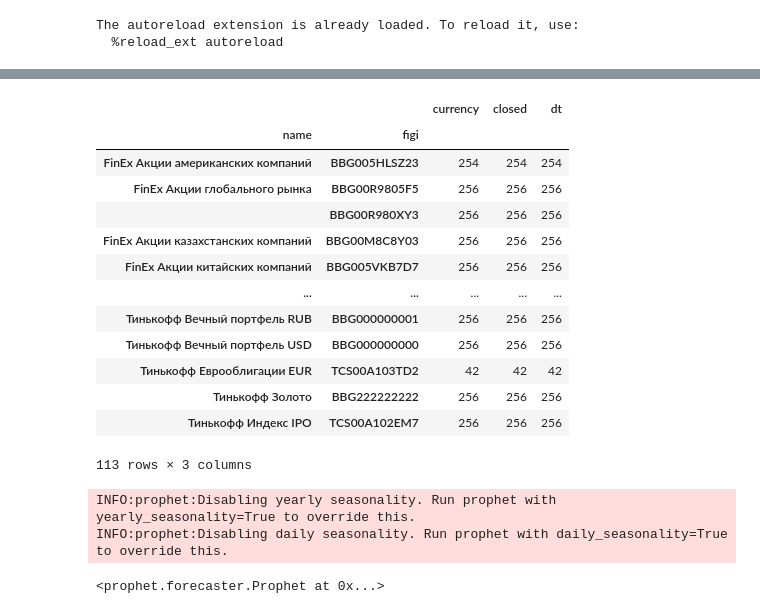
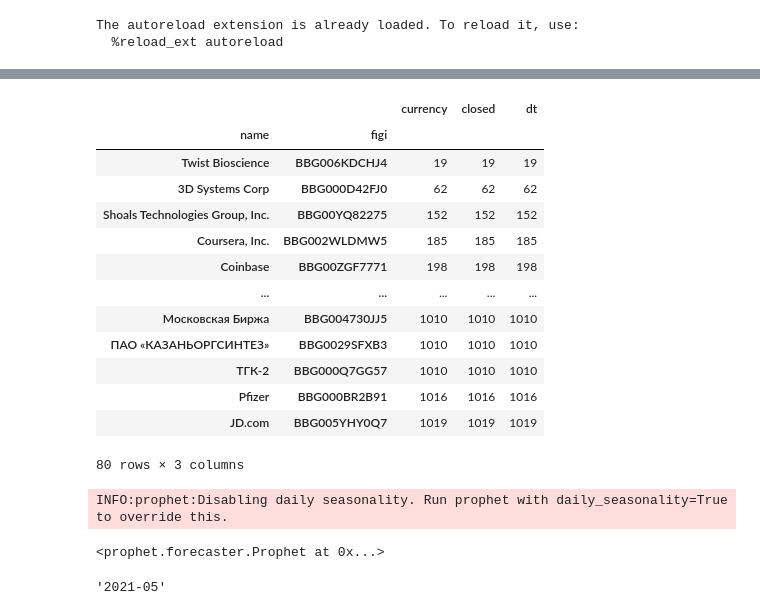
Before and after one commit to iptkachev/tinkoff_invest, a Jupyter notebook: notebooks/machine learning.ipynb, the cells around one changed output, grey strips where cells are left out. Cells and saved outputs as stored; diff of their text form; code cells hidden in the pictures.

Commit message:
change time scheduler, split funcs of calculating stats, add forecasting with prophet, add possibility to download candles for more than year, increase limits for using tinkoff api and telegram bot

```diff
--- a/notebooks/machine learning.ipynb
+++ b/notebooks/machine learning.ipynb
@@ -35,9 +38,10 @@ TELEGRAM_BOT_TOKEN = "TELEGRAM_BOT_TOKEN"
 # %%
 bot = Bot(token=os.getenv(TELEGRAM_BOT_TOKEN))
 client = SyncClient(os.getenv(TINKOFF_OPEN_API_TOKEN))
-days_to_analyze = 365
+days_to_analyze = 365 * 4
 date_to = datetime.datetime.now()
 date_from = date_to - datetime.timedelta(days=days_to_analyze)
 
-etfs = client.get_market_etfs()
-grouped_by_dt_candles = get_assets_df_for_period(client, etfs, date_from, date_to)
+markets = client.get_market_stocks()
+markets.payload.instruments = markets.payload.instruments[:80]
+grouped_by_dt_candles = get_assets_df_for_period(client, markets, date_from, date_to, sleep_seconds=30)
@@ -44,18 +64,18 @@ grouped_by_dt_candles = get_assets_df_for_period(client, etfs, date_from, date_t
 # %%
-grouped_by_dt_candles.groupby(["name", "figi"]).count()
+grouped_by_dt_candles.groupby(["name", "figi"]).count().sort_values("dt")
 # %% [output]
 |  |  | currency | closed | dt |
 | name | figi |  |  |  |
-| FinEx Акции американских компаний | BBG005HLSZ23 | 254 | 254 | 254 |
-| FinEx Акции глобального рынка | BBG00R9805F5 | 256 | 256 | 256 |
-|  | BBG00R980XY3 | 256 | 256 | 256 |
-| FinEx Акции казахстанских компаний | BBG00M8C8Y03 | 256 | 256 | 256 |
-| FinEx Акции китайских компаний | BBG005VKB7D7 | 256 | 256 | 256 |
+| Twist Bioscience | BBG006KDCHJ4 | 19 | 19 | 19 |
+| 3D Systems Corp | BBG000D42FJ0 | 62 | 62 | 62 |
+| Shoals Technologies Group, Inc. | BBG00YQ82275 | 152 | 152 | 152 |
+| Coursera, Inc. | BBG002WLDMW5 | 185 | 185 | 185 |
+| Coinbase | BBG00ZGF7771 | 198 | 198 | 198 |
 | ... | ... | ... | ... | ... |
-| Тинькофф Вечный портфель RUB | BBG000000001 | 256 | 256 | 256 |
-| Тинькофф Вечный портфель USD | BBG000000000 | 256 | 256 | 256 |
-| Тинькофф Еврооблигации EUR | TCS00A103TD2 | 42 | 42 | 42 |
-| Тинькофф Золото | BBG222222222 | 256 | 256 | 256 |
-| Тинькофф Индекс IPO | TCS00A102EM7 | 256 | 256 | 256 |
+| Московская Биржа | BBG004730JJ5 | 1010 | 1010 | 1010 |
+| ПАО «КАЗАНЬОРГСИНТЕЗ» | BBG0029SFXB3 | 1010 | 1010 | 1010 |
+| ТГК-2 | BBG000Q7GG57 | 1010 | 1010 | 1010 |
+| Pfizer | BBG000BR2B91 | 1016 | 1016 | 1016 |
+| JD.com | BBG005YHY0Q7 | 1019 | 1019 | 1019 |
-113 rows × 3 columns
+80 rows × 3 columns
 # %%
@@ -66,9 +86,8 @@ train, test = split_by_dt(figi_exmaple, test_share=0.2)
 train = train.reset_index()
 test = test.reset_index()
 # %%
-model = Prophet()
+model = Prophet(weekly_seasonality=False)
 model.fit(train.rename(columns={"dt": "ds", "closed": "y"}))
 # %% [output]
-INFO:prophet:Disabling yearly seasonality. Run prophet with yearly_seasonality=True to override this.
 INFO:prophet:Disabling daily seasonality. Run prophet with daily_seasonality=True to override this.
 <prophet.forecaster.Prophet at 0x...>
@@ -74,0 +96,4 @@ INFO:prophet:Disabling daily seasonality. Run prophet with daily_seasonality=Tru
+# %%
+datetime.date(2021, 5, 4).strftime("%Y-%m")
+# %% [output]
+'2021-05'
```
Also changed, not shown: parts of 7 cells of this notebook, 3 other files.
